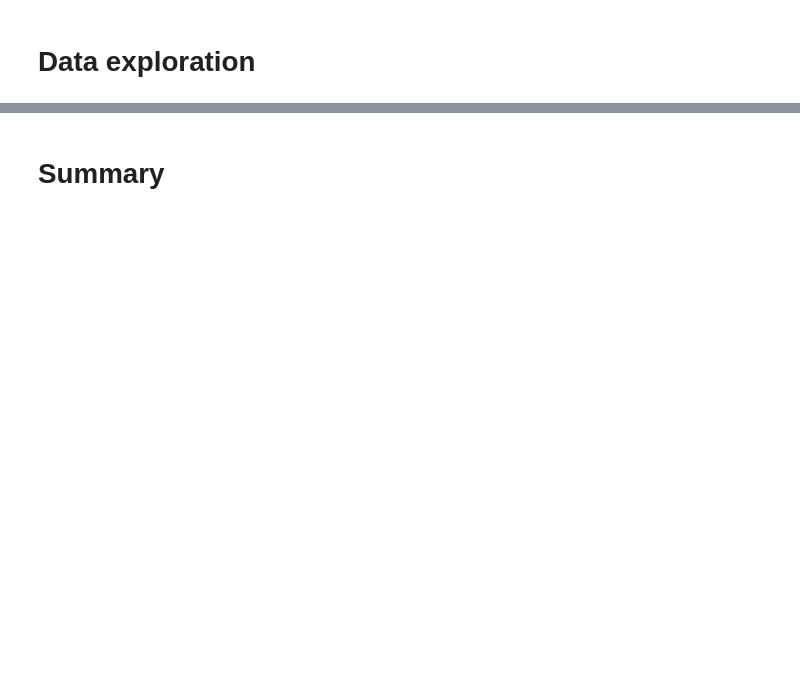
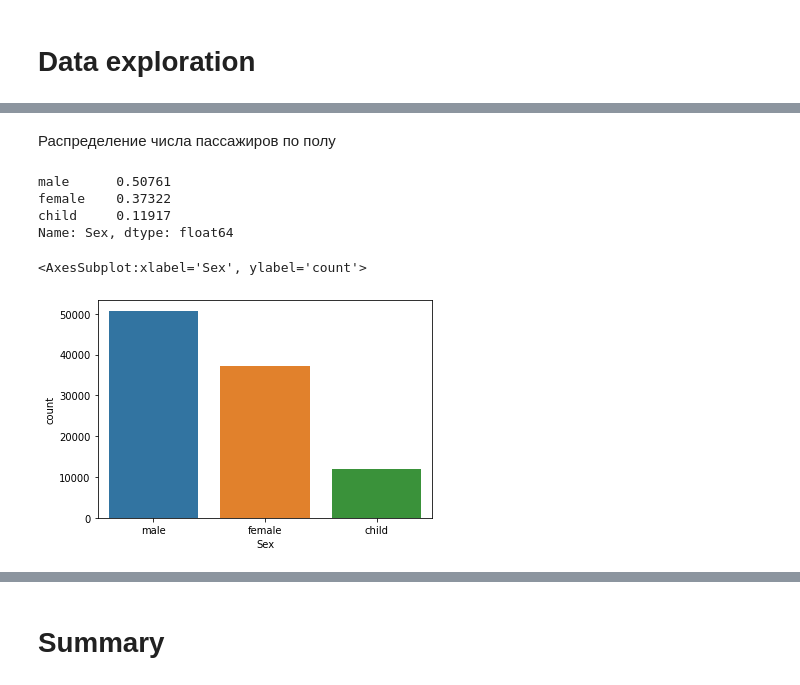
Before and after one commit to LaSegadora/rsschool_2_data_exploration, a Jupyter notebook: eda.ipynb, the cells around one changed output, grey strips where cells are left out. Cells and saved outputs as stored; diff of their text form; code cells hidden in the pictures; blank space fills up the shorter version.

```diff
--- a/eda.ipynb
+++ b/eda.ipynb
@@ -137,0 +101,12 @@ sns.catplot(x='Pclass',hue='Sex',col='Survived',data=data,kind='count')
+# %% [markdown]
+Распределение числа пассажиров по полу
+# %%
+print(data['Sex'].value_counts(normalize=True))
+sns.countplot(x='Sex',data=data,order=['male','female','child'])
+# %% [output]
+male      0.50761
+female    0.37322
+child     0.11917
+Name: Sex, dtype: float64
+<AxesSubplot:xlabel='Sex', ylabel='count'>
+[figure, added]
```
Also changed, not shown: parts of 59 cells of this notebook.
